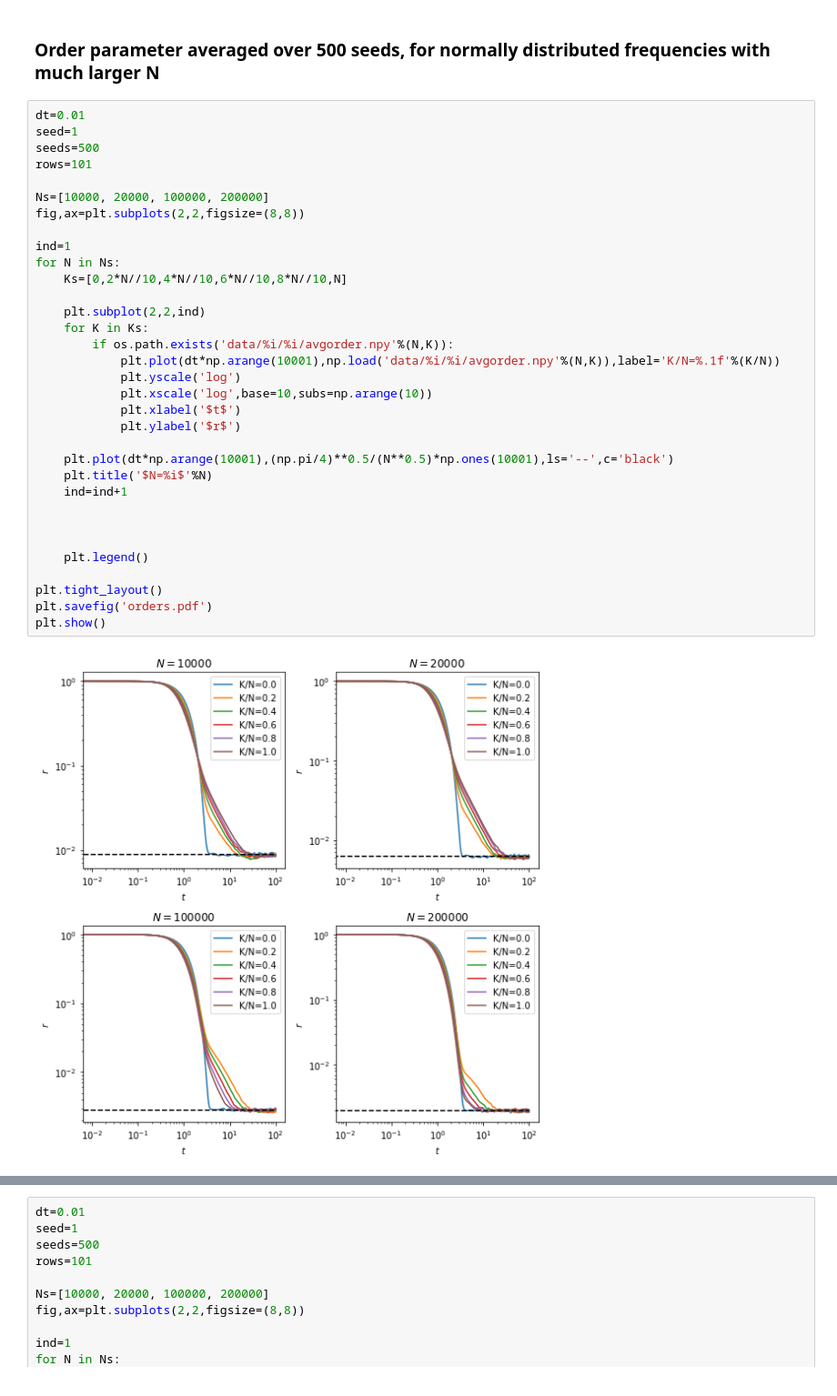
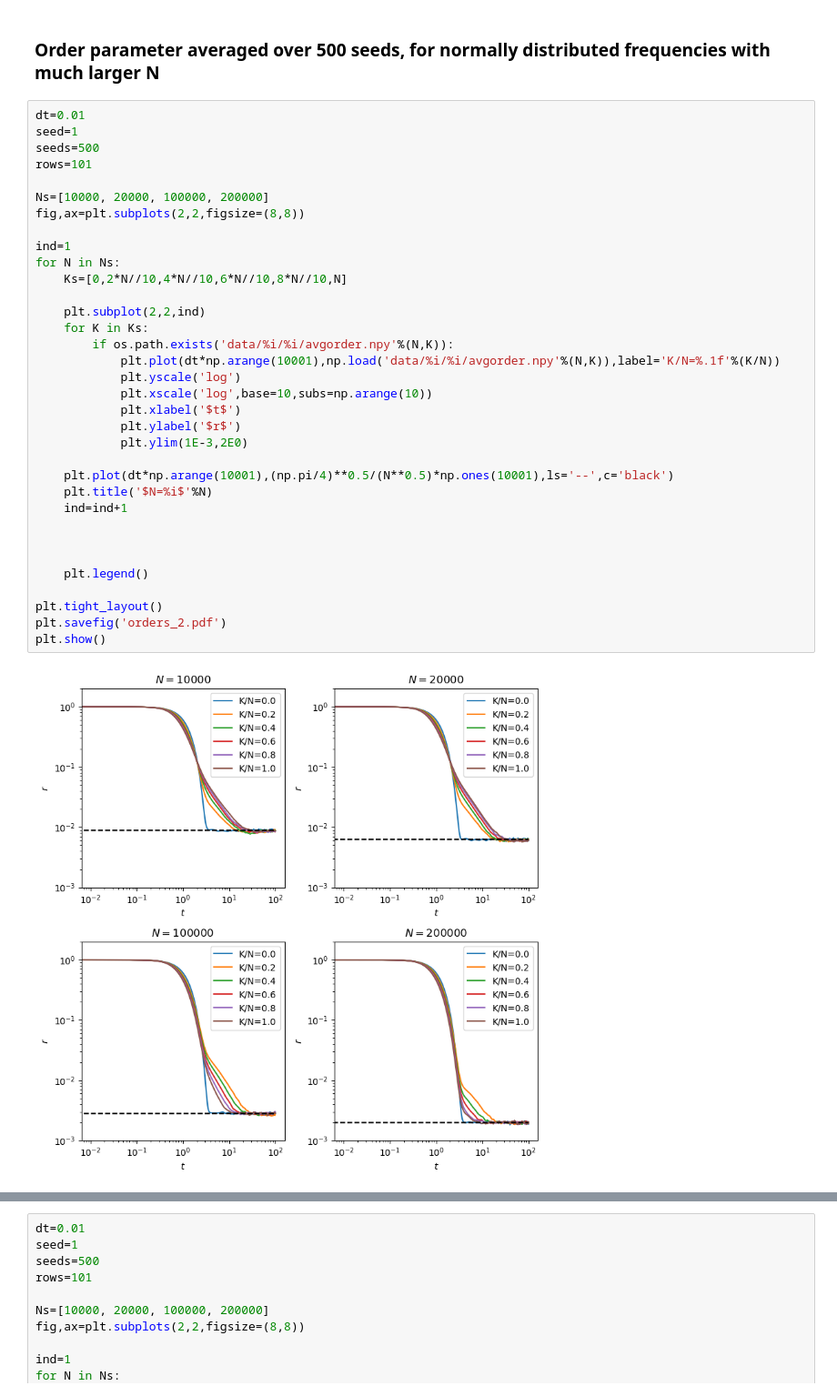
Before and after one commit to znicolaou/kuramoto, a Jupyter notebook: volcano.ipynb, the cells around one changed output, grey strips where cells are left out. Shown at 91% size. Drawn from its saved outputs; the diff is of its cells as text.

```diff
--- a/volcano.ipynb
+++ b/volcano.ipynb
@@ -993,32 +482,33 @@ seed=1
 seeds=500
 rows=101
 
 Ns=[10000, 20000, 100000, 200000]
 fig,ax=plt.subplots(2,2,figsize=(8,8))
 
 ind=1
 for N in Ns:
     Ks=[0,2*N//10,4*N//10,6*N//10,8*N//10,N]
 
     plt.subplot(2,2,ind)
     for K in Ks:
         if os.path.exists('data/%i/%i/avgorder.npy'%(N,K)):
             plt.plot(dt*np.arange(10001),np.load('data/%i/%i/avgorder.npy'%(N,K)),label='K/N=%.1f'%(K/N))
             plt.yscale('log')
             plt.xscale('log',base=10,subs=np.arange(10))
             plt.xlabel('$t$')
             plt.ylabel('$r$')
+            plt.ylim(1E-3,2E0)
 
     plt.plot(dt*np.arange(10001),(np.pi/4)**0.5/(N**0.5)*np.ones(10001),ls='--',c='black')
     plt.title('$N=%i$'%N)
     ind=ind+1
 
 
 
     plt.legend()
 
 plt.tight_layout()
-plt.savefig('orders.pdf')
+plt.savefig('orders_2.pdf')
 plt.show()
 # %% [output]
-[figure, old version]
+[figure, new version]
```
Also changed, not shown: parts of 43 cells of this notebook, 6 other files.
